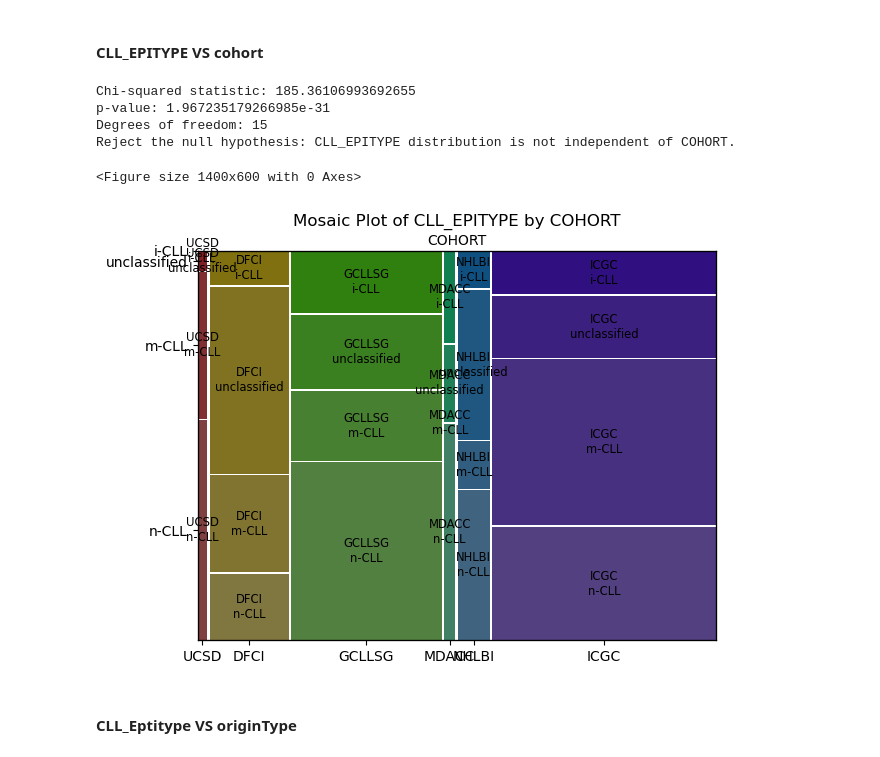
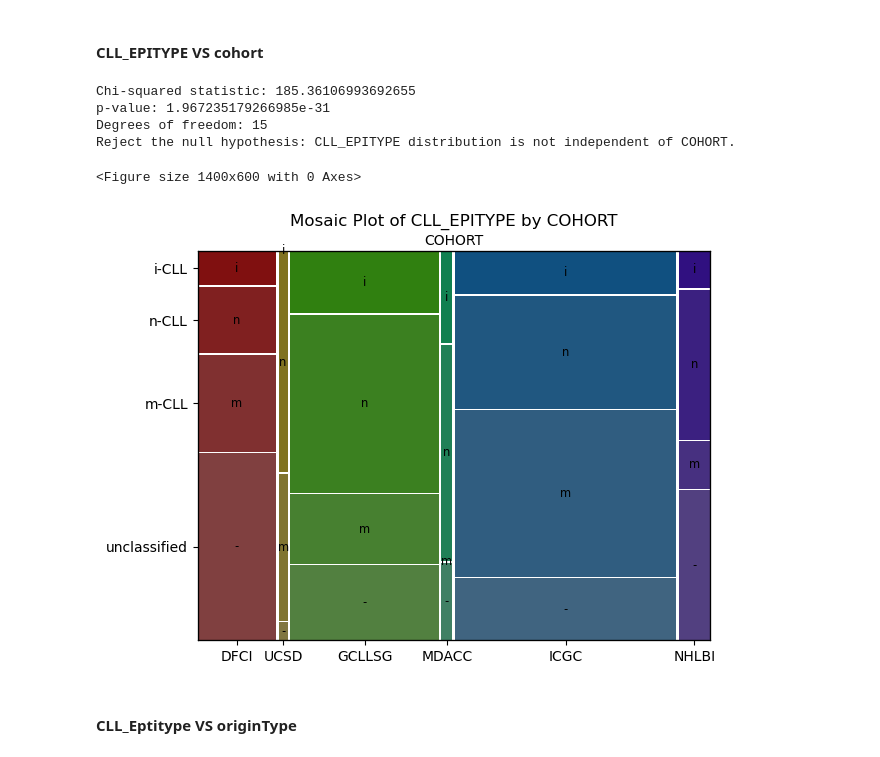
Before and after one commit to MahikaJaguste/msc-thesis, a Jupyter notebook: bias/tagging.ipynb, the cells around one changed output. Saved outputs shown, nothing was run; the diff lists cells and outputs as text; code cells hidden in the pictures.

Commit message:
plots refined for text

```diff
--- a/bias/tagging.ipynb
+++ b/bias/tagging.ipynb
@@ -616,26 +727,27 @@ fig = go.Figure(data=[
         x=sex_per_cohort.index,
         y=sex_per_cohort['Male'],
         name='Male',
-        marker_color='steelblue',
-        offsetgroup=0
+        # marker_color='steelblue',
+        # offsetgroup=0
     ),
     go.Bar(
         x=sex_per_cohort.index,
         y=sex_per_cohort['Female'],
         name='Female',
-        marker_color='salmon',
-        offsetgroup=1
+        # marker_color='salmon',
+        # offsetgroup=1
     )
-])
+],)
 
-# Add percentage annotations in the middle of each bar
+# Add percentage annotations in the middle of each group bar (centered vertically in each bar)
 for i, cohort in enumerate(sex_per_cohort.index):
     male_height = sex_per_cohort.loc[cohort, 'Male']
     female_height = sex_per_cohort.loc[cohort, 'Female']
+    # For grouped bars, x is cohort, but offsetgroup separates bars, so use x=cohort and y=middle of each bar
     if male_height > 0:
         fig.add_annotation(
             x=cohort,
-            y=male_height/2,
+            y=male_height / 2,
             text=f"{sex_pct.loc[cohort, 'Male']:.1f}%",
             showarrow=False,
             font=dict(color="white"),
@@ -644,21 +756,18 @@ for i, cohort in enumerate(sex_per_cohort.index):
     if female_height > 0:
         fig.add_annotation(
             x=cohort,
-            y=female_height/2,
+            y=(male_height + female_height + 5) if cohort in ['MDACC', 'UCSD'] else (male_height + (female_height / 2)),
             text=f"{sex_pct.loc[cohort, 'Female']:.1f}%",
             showarrow=False,
             font=dict(color="black"),
-            xanchor='center',
-            yshift=male_height  # shift annotation above the male bar
+            xanchor='center'
         )
 
-fig.update_layout(
-    barmode='group',
-    title='Sex Distribution by Cohort',
-    yaxis_title='Count',
-    xaxis_title='Cohort'
-)
+fig.update_layout(barmode='stack', title='Sex Distribution by Origin Type', yaxis_title='Count')
 fig.show()
+
+# save as png
+fig.write_image("../figures/fig5.sex_by_cohort.png", width=800, height=600, scale=2)
 # %% [output]
 Chi-squared statistic: 25.87562952338918
 p-value: 9.433087993697898e-05
@@ -774,36 +888,47 @@ from scipy.stats import chi2_contingency
 
 # Prepare contingency table for CLL_EPITYPE vs COHORT
 epitype_cohort_table = pd.crosstab(df['COHORT'], df['CLL_EPITYPE'])
+
+
 
 # Perform Chi-squared test
 chi2, p, dof, expected = chi2_contingency(epitype_cohort_table)
 
 print("Chi-squared statistic:", chi2)
 print("p-value:", p)
 print("Degrees of freedom:", dof)
 
 if p < 0.05:
     print("Reject the null hypothesis: CLL_EPITYPE distribution is not independent of COHORT.")
 else:
     print("Fail to reject the null hypothesis: CLL_EPITYPE distribution is independent of COHORT.")
 
 # Mosaic plot with better scaling and simpler labels
 plt.figure(figsize=(14, 6))
-mosaic(df, ['COHORT', 'CLL_EPITYPE'],
-    #    labelizer=lambda k: k[1],  # Only show CLL_EPITYPE as label
+# sort the table by cohort in following order: USCD, DFCI, GCLLSG, MDACC, ICGC, NHLBI
+cohort_sorted_df = df.sort_values(by='COHORT', key=lambda x: x.map({
+    'DFCI': 0, 'UCSD': 1, 'GCLLSG': 2, 'MDACC': 3, 'ICGC': 4, 'NHLBI': 5
+}))
+# Use the sorted DataFrame for the mosaic plot
+
+fig, _ = mosaic(cohort_sorted_df,
+       ['COHORT', 'CLL_EPITYPE'],
+       labelizer=lambda k: k[1][0] if k[1] != 'unclassified' else "-",  # Only show CLL_EPITYPE as label
        title='')
 plt.title('Mosaic Plot of CLL_EPITYPE by COHORT')
 plt.xlabel('COHORT')
 plt.ylabel('Proportion')
 plt.tight_layout()
 plt.show()
+# save as png
+fig.savefig("../figures/fig6.mosaic_cll_epitype_by_cohort.png", dpi=300, bbox_inches='tight')
 # %% [output]
 Chi-squared statistic: 185.36106993692655
 p-value: 1.967235179266985e-31
 Degrees of freedom: 15
 Reject the null hypothesis: CLL_EPITYPE distribution is not independent of COHORT.
 <Figure size 1400x600 with 0 Axes>
-[figure, old version]
+[figure, new version]
 # %%
 # make stacked bar chart of CLL_EPITYPE by COHORT using Plotly with percentages
 cll_epitype_cohort = df.groupby(['COHORT', 'CLL_EPITYPE']).size().unstack(fill_value=0)
```
Also changed, not shown: parts of 19 cells of this notebook.
